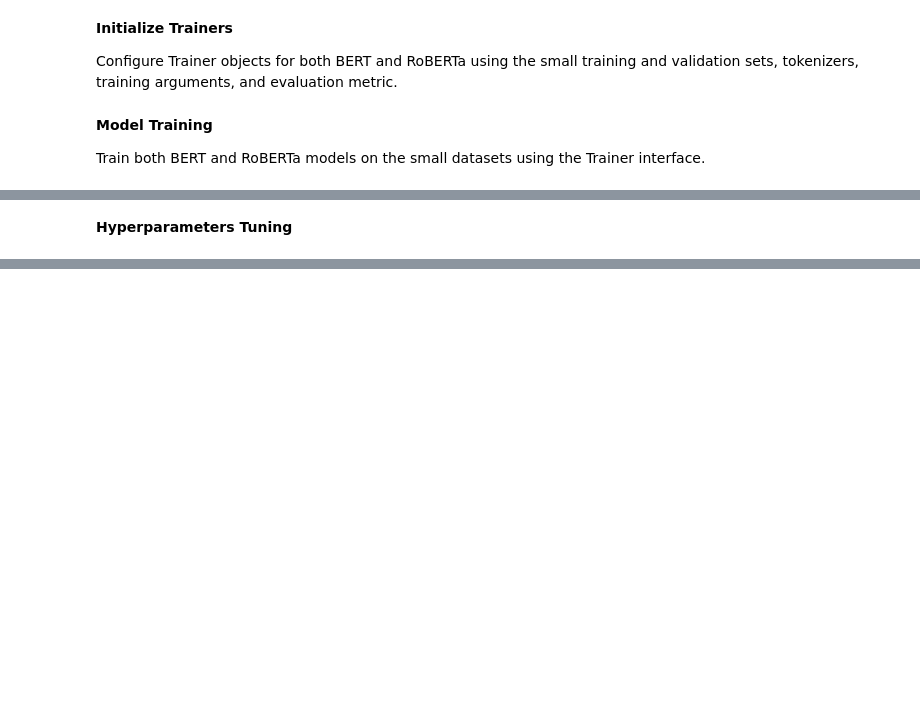
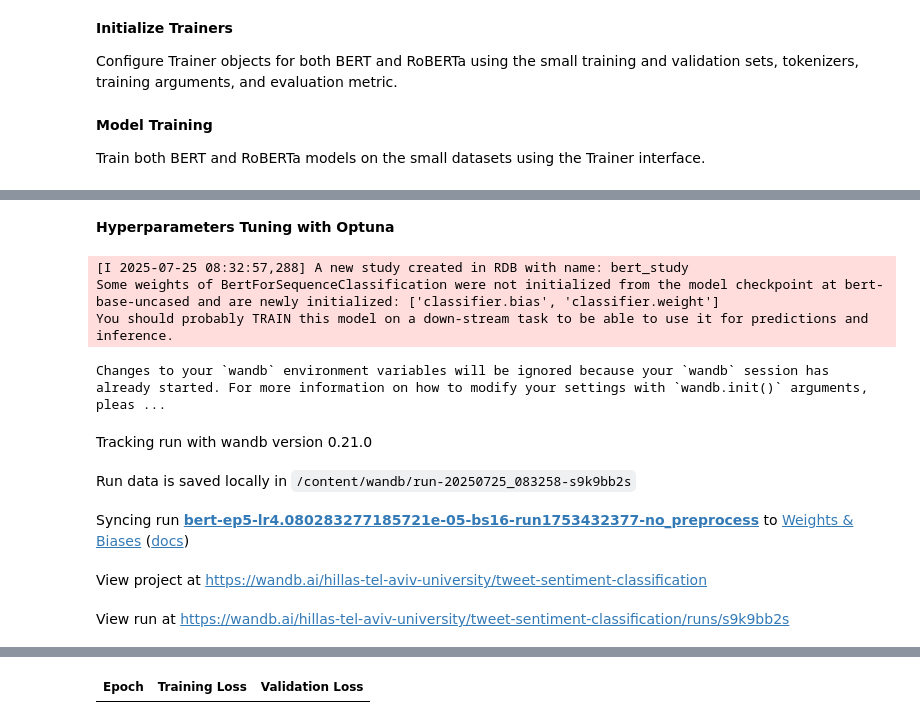
Before and after one commit to Hillascher5/nlp-tweets-sentiment-analysis, a Jupyter notebook: Text_Classification_Tweets_Sentiment.ipynb, the cells around one changed output, grey strips where cells are left out. Cells and saved outputs as stored; diff of their text form; code cells hidden in the pictures; blank space fills up the shorter version.

Commit message:
Added optuna

```diff
--- a/Text_Classification_Tweets_Sentiment.ipynb
+++ b/Text_Classification_Tweets_Sentiment.ipynb
@@ -659,3 +677,7 @@ df_val["clean_text"] = df_val["OriginalTweet"].apply(preprocess_text)
+# %%
+# Try without pre-processing
+df_train["clean_text"] = df_train["OriginalTweet"]
+df_val["clean_text"] = df_val["OriginalTweet"]
 # %% [markdown]
 ## Fine-Tuning Pretrained Language Models
 
@@ -743,0 +761,11 @@ def compute_metrics(eval_pred):
+# %%
+accuracy_metric = evaluate.load("accuracy")
+f1_metric = evaluate.load("f1")
+
+def compute_metrics(eval_pred):
+    logits, labels = eval_pred
+    predictions = np.argmax(logits, axis=1)
+    return {
+        "accuracy": accuracy_metric.compute(predictions=predictions, references=labels)["accuracy"],
+        "f1_macro": f1_metric.compute(predictions=predictions, references=labels, average="macro")["f1"]
+    }
@@ -858,2 +881,2 @@ Run history:
 # %% [markdown]
-**Hyperparameters Tuning**
+**Hyperparameters Tuning with Optuna**
@@ -859,0 +922,40 @@ Run history:
+# %%
+def objective_bert(trial):
+    trainer = build_trainer(
+        model_checkpoint="bert-base-uncased",
+        trial=trial,
+        run_prefix="bert",
+        train_dataset=train_dataset_bert,
+        val_dataset=val_dataset_bert
+    )
+    trainer.train()
+    eval_result = trainer.evaluate()
+    return eval_result["eval_f1_macro"]
+
+def objective_roberta(trial):
+    trainer = build_trainer(
+        model_checkpoint="roberta-base",
+        trial=trial,
+        run_prefix="roberta",
+        train_dataset=train_dataset_roberta,
+        val_dataset=val_dataset_roberta
+    )
+    trainer.train()
+    eval_result = trainer.evaluate()
+    return eval_result["eval_f1_macro"]
+# %%
+study_bert = optuna.create_study(direction="maximize",
+                                 study_name="bert_study",
+                                 storage="sqlite:////content/drive/MyDrive/Colab Notebooks/nlp_project/optuna/bert_study.db",
+                                 load_if_exists=True)
+study_bert.optimize(objective_bert, n_trials=10)
+# %% [output]
+[I 2025-07-25 08:32:57,288] A new study created in RDB with name: bert_study
+Some weights of BertForSequenceClassification were not initialized from the model checkpoint at bert-base-uncased and are newly initialized: ['classifier.bias', 'classifier.weight']
+You should probably TRAIN this model on a down-stream task to be able to use it for predictions and inference.
+Changes to your `wandb` environment variables will be ignored because your `wandb` session has already started. For more information on how to modify your settings with `wandb.init()` arguments, pleas ...
+Tracking run with wandb version 0.21.0
+Run data is saved locally in /content/wandb/run-20250725_083258-s9k9bb2s
+Syncing run bert-ep5-lr4.080283277185721e-05-bs16-run1753432377-no_preprocess to Weights & Biases (docs)
+View project at https://wandb.ai/hillas-tel-aviv-university/tweet-sentiment-classification
+View run at https://wandb.ai/hillas-tel-aviv-university/tweet-sentiment-classification/runs/s9k9bb2s
@@ -859,0 +963 @@ Run history:
+| Epoch | Training Loss | Validation Loss |
```
Also changed, not shown: parts of 21 cells of this notebook.
